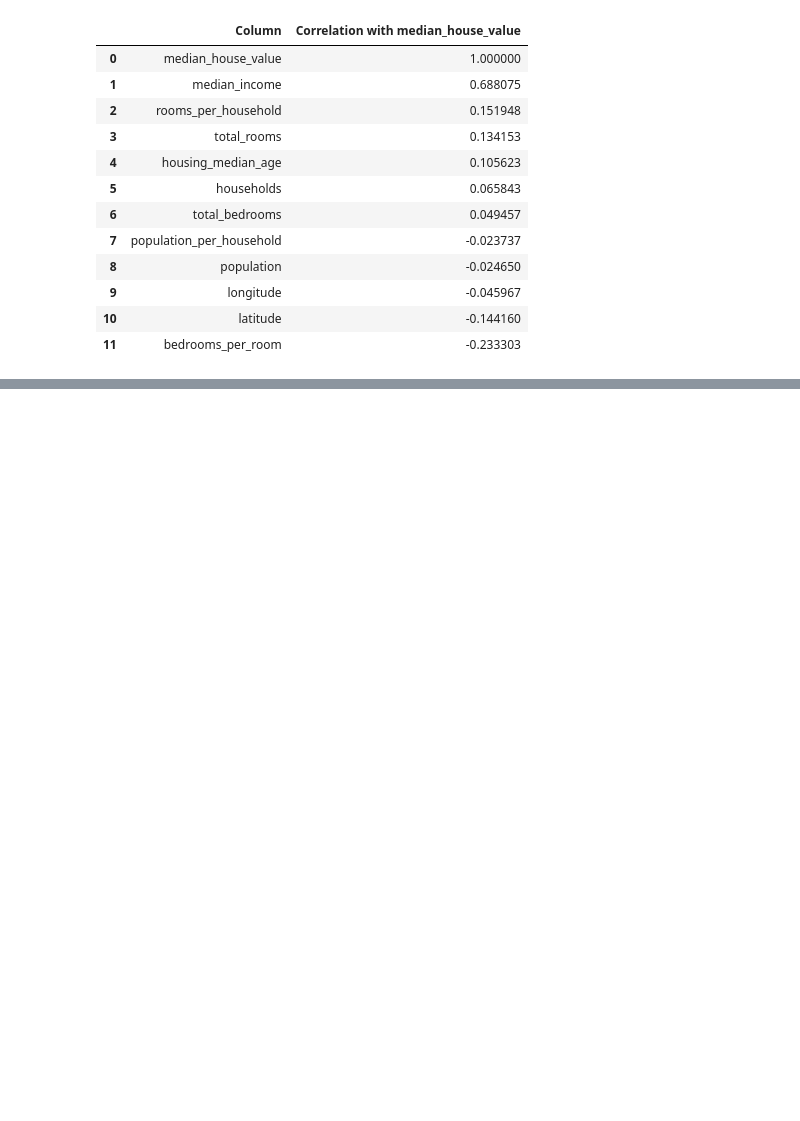
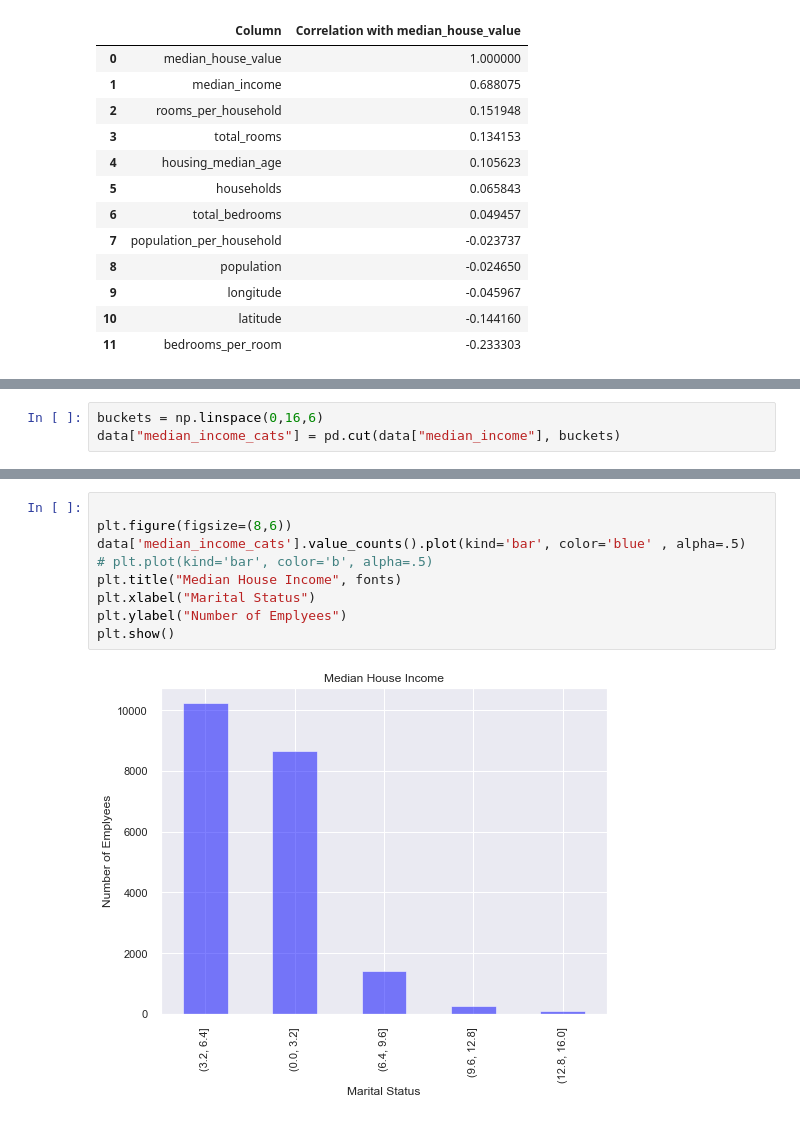
Before and after one commit to code-JOA/Housing-Project-Regression, a Jupyter notebook: notebook.ipynb, the cells around one changed output, grey strips where cells are left out. Drawn from its saved outputs; the diff is of its cells as text; blank space fills up the shorter version.

```diff
--- a/notebook.ipynb
+++ b/notebook.ipynb
@@ -454,0 +475,3 @@ d
+# %%
+buckets = np.linspace(0,16,6)
+data["median_income_cats"] = pd.cut(data["median_income"], buckets)
@@ -454,0 +487,11 @@ d
+# %%
+
+plt.figure(figsize=(8,6))
+data['median_income_cats'].value_counts().plot(kind='bar', color='blue' , alpha=.5)
+# plt.plot(kind='bar', color='b', alpha=.5)
+plt.title("Median House Income", fonts)
+plt.xlabel("Marital Status")
+plt.ylabel("Number of Emplyees")
+plt.show()
+# %% [output]
+[figure, added]
```
Also changed, not shown: parts of 7 cells of this notebook.
